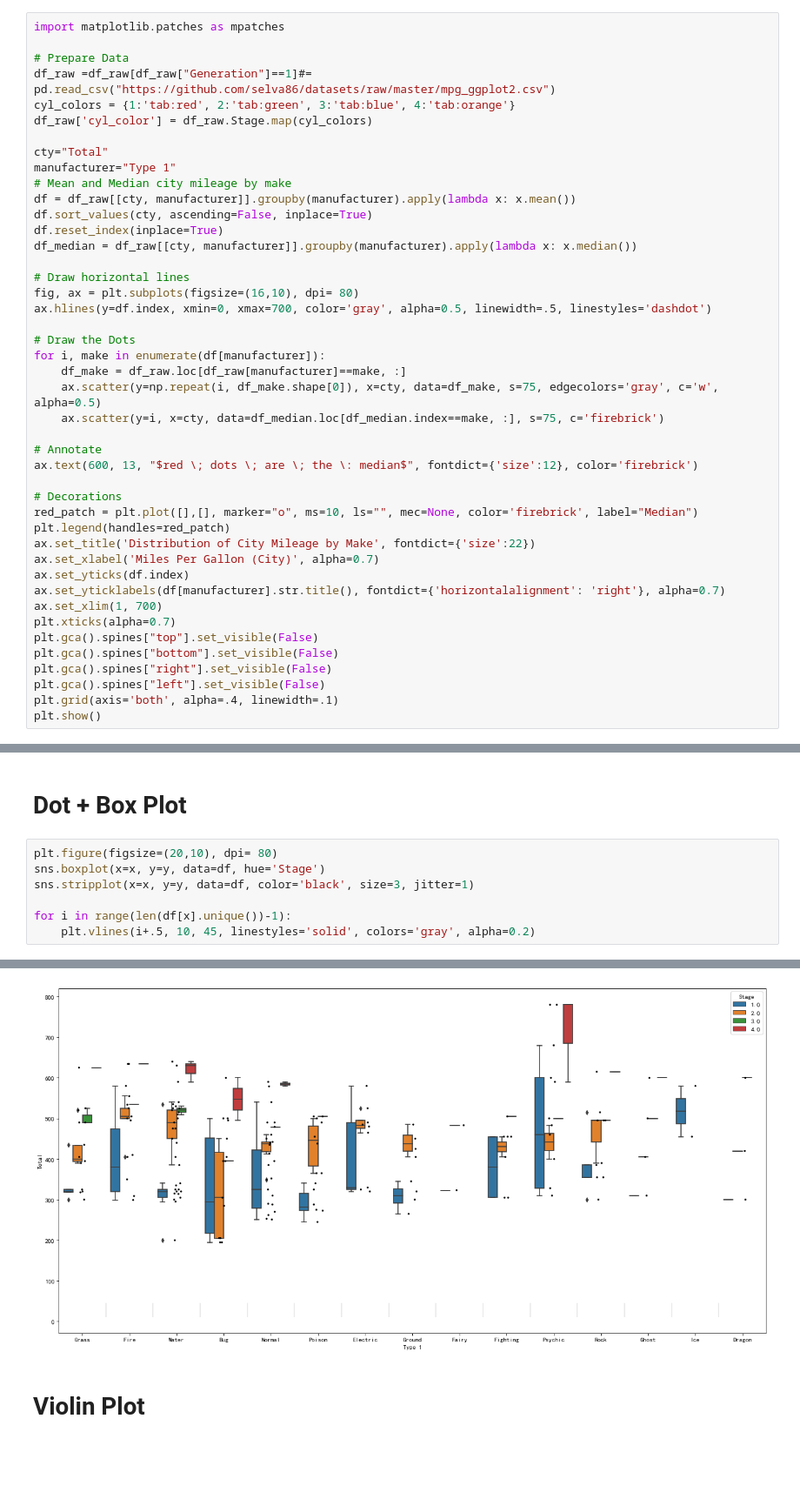
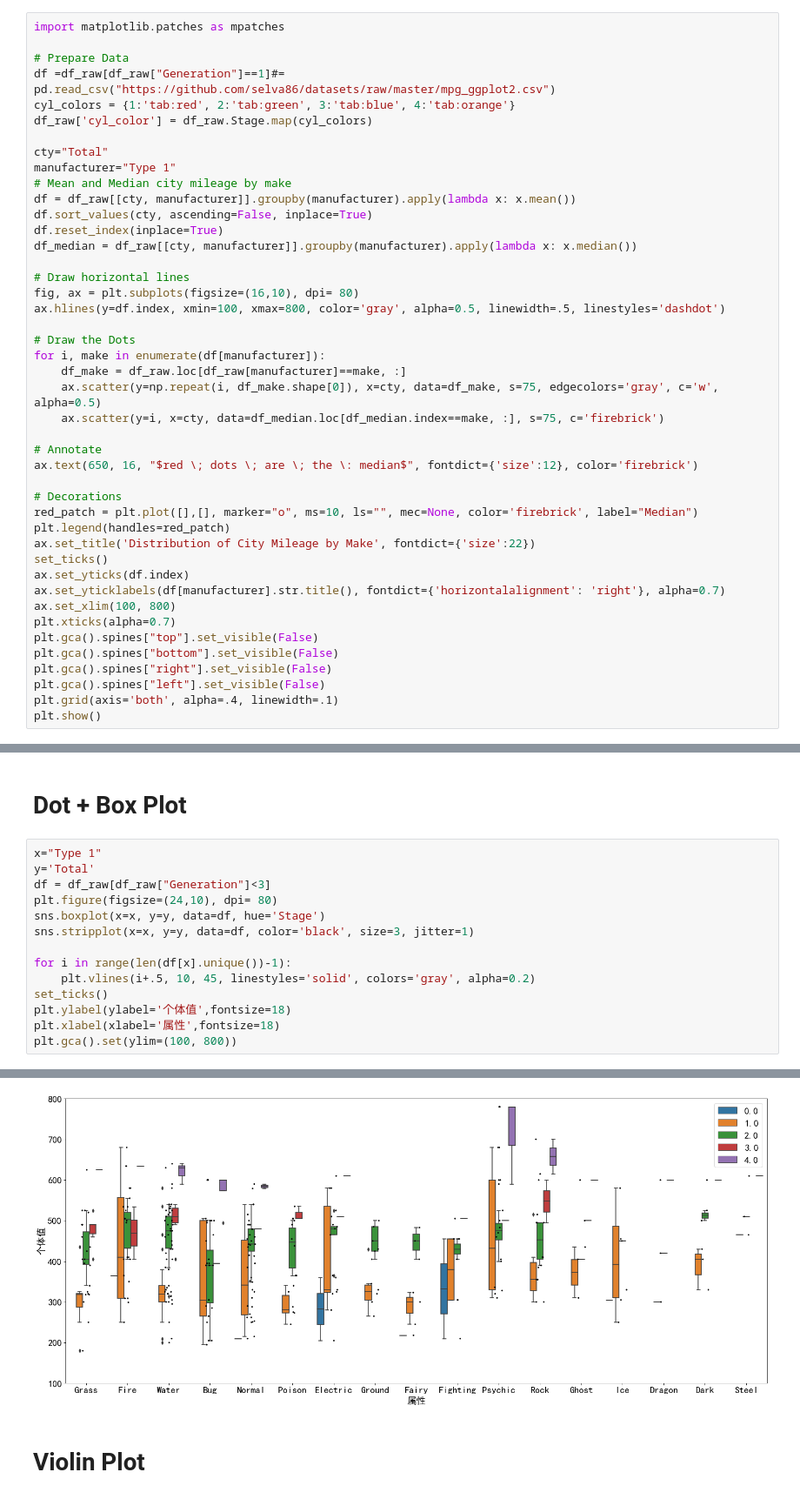
Before and after one commit to ub3132003/pynotebook, a Jupyter notebook: plot/50 graph.ipynb, the cells around one changed output, grey strips where cells are left out. Shown at 87% size. Saved outputs shown, nothing was run; the diff lists cells and outputs as text; blank space fills up the shorter version.

```diff
--- a/plot/50 graph.ipynb
+++ b/plot/50 graph.ipynb
@@ -1375,7 +1374,7 @@ plt.show()
 import matplotlib.patches as mpatches
 
 # Prepare Data
-df_raw =df_raw[df_raw["Generation"]==1]#= pd.read_csv("https://github.com/selva86/datasets/raw/master/mpg_ggplot2.csv")
+df =df_raw[df_raw["Generation"]==1]#= pd.read_csv("https://github.com/selva86/datasets/raw/master/mpg_ggplot2.csv")
 cyl_colors = {1:'tab:red', 2:'tab:green', 3:'tab:blue', 4:'tab:orange'}
 df_raw['cyl_color'] = df_raw.Stage.map(cyl_colors)
 
@@ -1389,7 +1388,7 @@ df_median = df_raw[[cty, manufacturer]].groupby(manufacturer).apply(lambda x: x.
 
 # Draw horizontal lines
 fig, ax = plt.subplots(figsize=(16,10), dpi= 80)
-ax.hlines(y=df.index, xmin=0, xmax=700, color='gray', alpha=0.5, linewidth=.5, linestyles='dashdot')
+ax.hlines(y=df.index, xmin=100, xmax=800, color='gray', alpha=0.5, linewidth=.5, linestyles='dashdot')
 
 # Draw the Dots
 for i, make in enumerate(df[manufacturer]):
@@ -1398,16 +1397,16 @@ for i, make in enumerate(df[manufacturer]):
     ax.scatter(y=i, x=cty, data=df_median.loc[df_median.index==make, :], s=75, c='firebrick')
 
 # Annotate
-ax.text(600, 13, "$red \; dots \; are \; the \: median$", fontdict={'size':12}, color='firebrick')
+ax.text(650, 16, "$red \; dots \; are \; the \: median$", fontdict={'size':12}, color='firebrick')
 
 # Decorations
 red_patch = plt.plot([],[], marker="o", ms=10, ls="", mec=None, color='firebrick', label="Median")
 plt.legend(handles=red_patch)
 ax.set_title('Distribution of City Mileage by Make', fontdict={'size':22})
-ax.set_xlabel('Miles Per Gallon (City)', alpha=0.7)
+set_ticks()
 ax.set_yticks(df.index)
 ax.set_yticklabels(df[manufacturer].str.title(), fontdict={'horizontalalignment': 'right'}, alpha=0.7)
-ax.set_xlim(1, 700)
+ax.set_xlim(100, 800)
 plt.xticks(alpha=0.7)
 plt.gca().spines["top"].set_visible(False)
 plt.gca().spines["bottom"].set_visible(False)
@@ -1453,10 +1450,17 @@ array([ 69,  31,  32,  44,  17,  27,  52,   4,  32,  70,  32,  24,  98,
 # %% [markdown]
 # Dot + Box Plot
 # %%
-plt.figure(figsize=(20,10), dpi= 80)
+x="Type 1"
+y='Total'
+df = df_raw[df_raw["Generation"]<3]
+plt.figure(figsize=(24,10), dpi= 80)
 sns.boxplot(x=x, y=y, data=df, hue='Stage')
 sns.stripplot(x=x, y=y, data=df, color='black', size=3, jitter=1)
 
 for i in range(len(df[x].unique())-1):
     plt.vlines(i+.5, 10, 45, linestyles='solid', colors='gray', alpha=0.2)
+set_ticks()
+plt.ylabel(ylabel='个体值',fontsize=18)
+plt.xlabel(xlabel='属性',fontsize=18)
+plt.gca().set(ylim=(100, 800))
 # %% [output]
@@ -1463,4 +1468,4 @@ for i in range(len(df[x].unique())-1):
-[figure, old version]
+[figure, new version]
 # %% [markdown]
 # Violin Plot
 # %%
```
Also changed, not shown: parts of 16 cells of this notebook, 6 other files.
